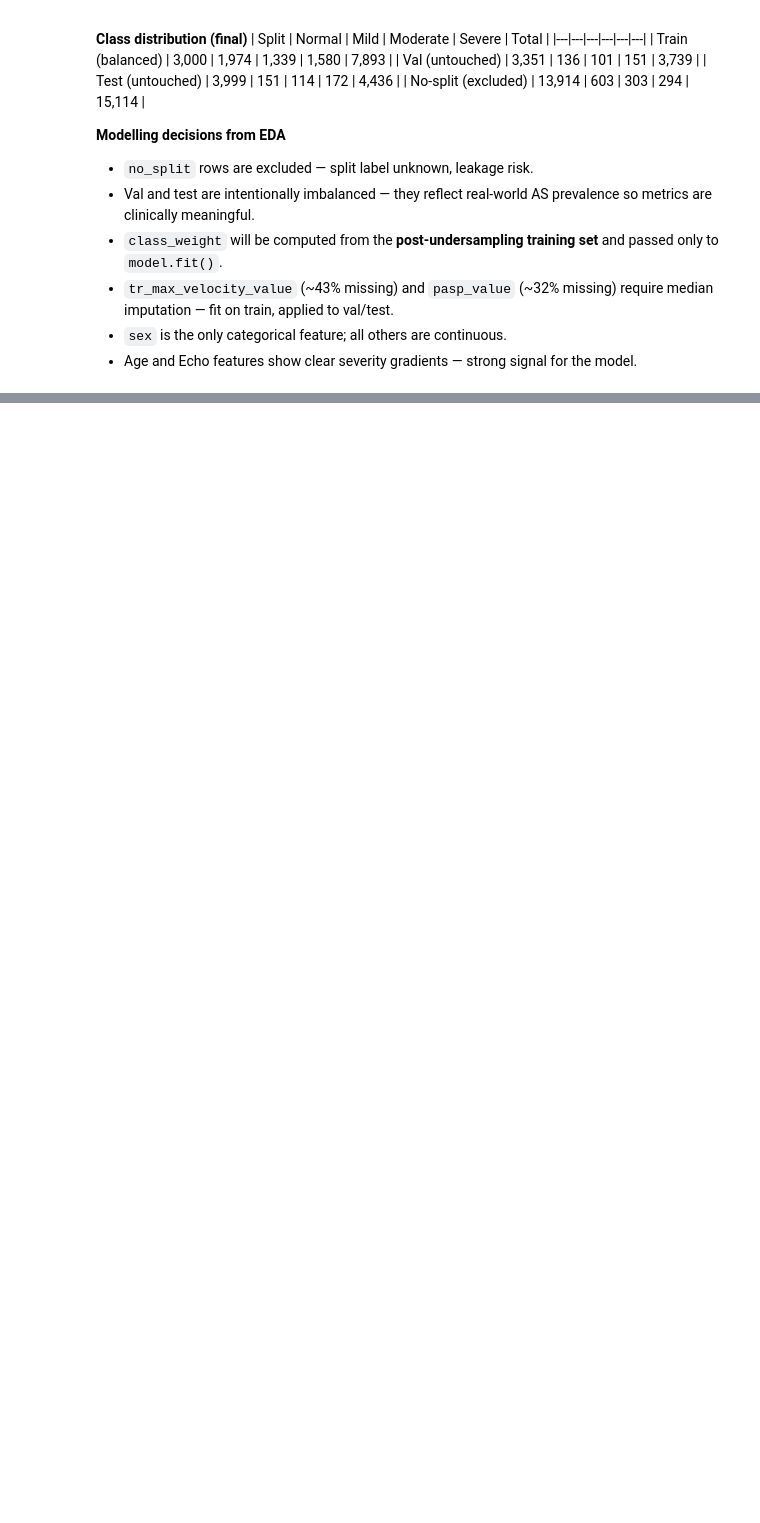
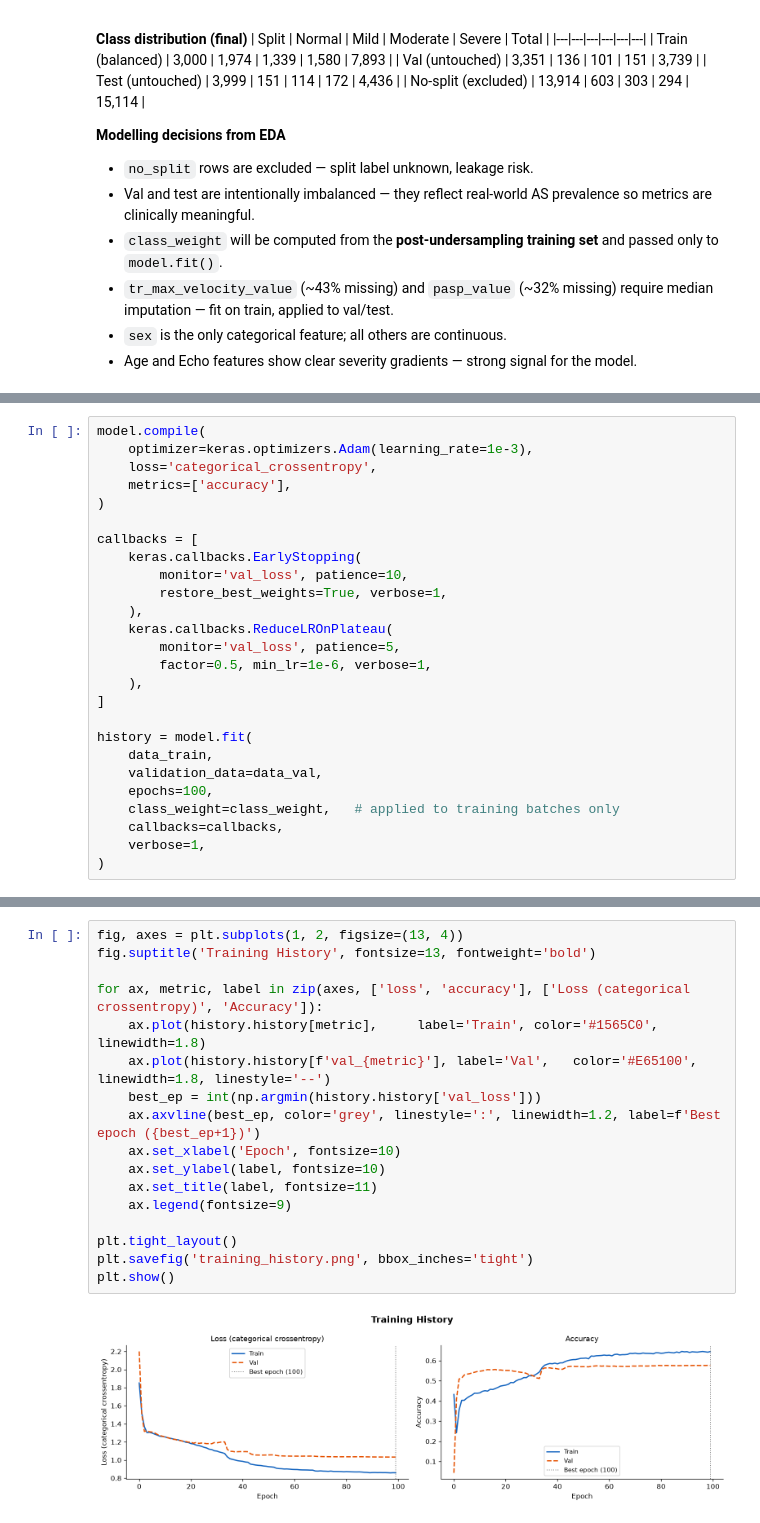
Before and after one commit to zannujulius/ecg-echo-ft-transformer, a Jupyter notebook: model.ipynb, the cells around one changed output, grey strips where cells are left out. Saved outputs shown, nothing was run; the diff lists cells and outputs as text; blank space fills up the shorter version.

Commit message:
first evaluation using 32 dimension, class_weight, random undersampling for majority class. used SimpleImputer(median) → StandardScaler for missing values

```diff
--- a/model.ipynb
+++ b/model.ipynb
@@ -572,0 +891,26 @@ Key observations carried forward into modelling:
+# %%
+model.compile(
+    optimizer=keras.optimizers.Adam(learning_rate=1e-3),
+    loss='categorical_crossentropy',
+    metrics=['accuracy'],
+)
+
+callbacks = [
+    keras.callbacks.EarlyStopping(
+        monitor='val_loss', patience=10,
+        restore_best_weights=True, verbose=1,
+    ),
+    keras.callbacks.ReduceLROnPlateau(
+        monitor='val_loss', patience=5,
+        factor=0.5, min_lr=1e-6, verbose=1,
+    ),
+]
+
+history = model.fit(
+    data_train,
+    validation_data=data_val,
+    epochs=100,
+    class_weight=class_weight,   # applied to training batches only
+    callbacks=callbacks,
+    verbose=1,
+)
@@ -572,0 +936,19 @@ Key observations carried forward into modelling:
+# %%
+fig, axes = plt.subplots(1, 2, figsize=(13, 4))
+fig.suptitle('Training History', fontsize=13, fontweight='bold')
+
+for ax, metric, label in zip(axes, ['loss', 'accuracy'], ['Loss (categorical crossentropy)', 'Accuracy']):
+    ax.plot(history.history[metric],     label='Train', color='#1565C0', linewidth=1.8)
+    ax.plot(history.history[f'val_{metric}'], label='Val',   color='#E65100', linewidth=1.8, linestyle='--')
+    best_ep = int(np.argmin(history.history['val_loss']))
+    ax.axvline(best_ep, color='grey', linestyle=':', linewidth=1.2, label=f'Best epoch ({best_ep+1})')
+    ax.set_xlabel('Epoch', fontsize=10)
+    ax.set_ylabel(label, fontsize=10)
+    ax.set_title(label, fontsize=11)
+    ax.legend(fontsize=9)
+
+plt.tight_layout()
+plt.savefig('training_history.png', bbox_inches='tight')
+plt.show()
+# %% [output]
+[figure, added]
```
Also changed, not shown: parts of 22 cells of this notebook, 4 other files.
